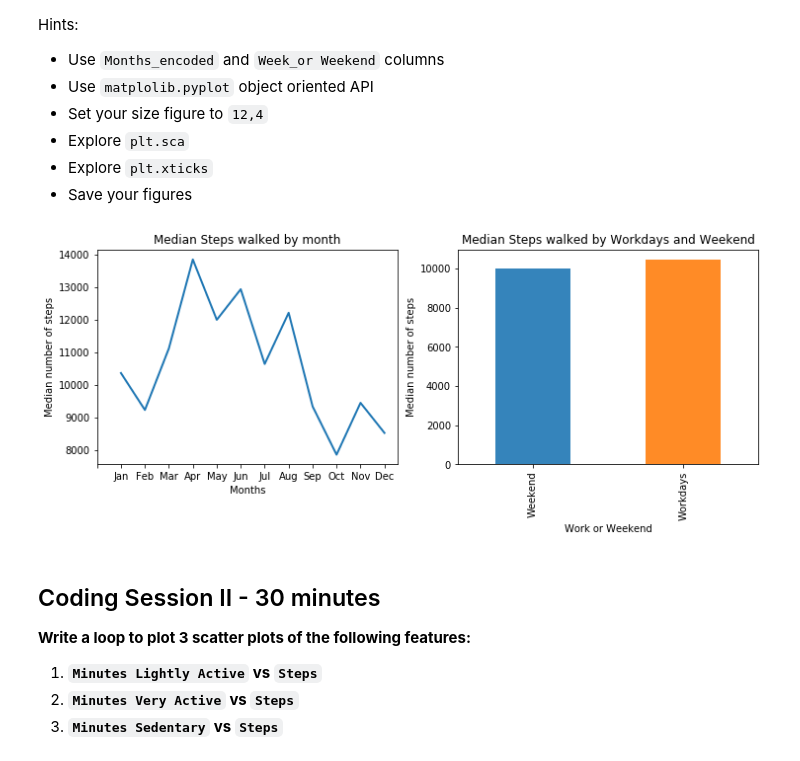
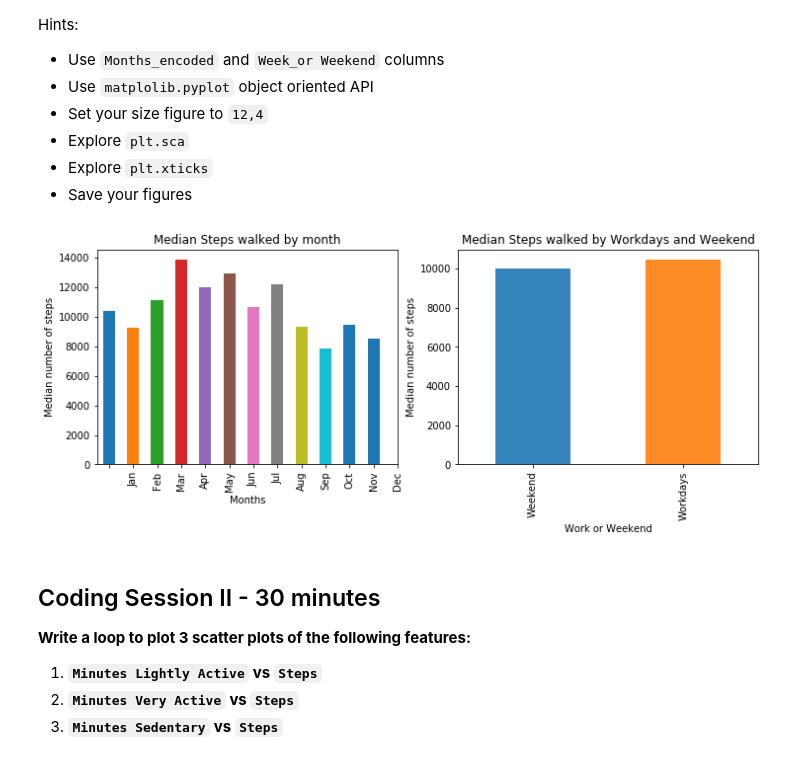
Before and after one commit to LiviaCanet/datamad0119, a Jupyter notebook: module-2/lab-matplotlib-seaborn/your-code/challenge-2.ipynb, the cells around one changed output. Saved outputs shown, nothing was run; the diff lists cells and outputs as text; code cells hidden in the pictures.

```diff
--- a/module-2/lab-matplotlib-seaborn/your-code/challenge-2.ipynb
+++ b/module-2/lab-matplotlib-seaborn/your-code/challenge-2.ipynb
@@ -48,35 +48,35 @@ Hints:
 # %%
 # Driver 1 enter codes here
 
 # Pregunta 1-. How the average number of steps change by month. Use the appropriate visualization to show the median steps by month
 # Median Steps by Month_encoded
 median_steps_month = fitbit['Steps'].groupby(fitbit['Months_encoded']).median()
 
 fig,axes = plt.subplots(figsize = (12,4), nrows = 1, ncols = 2)
 
 plt.sca(axes[0])
-median_steps_month.plot(kind = 'line', linewidth=2)
+median_steps_month.plot(kind = 'bar')
 plt.ylabel('Median number of steps')
 plt.xlabel('Months')
 plt.title('Median Steps walked by month')
 plt.xticks(list(range(13)),['','Jan','Feb','Mar','Apr','May','Jun','Jul','Aug','Sep','Oct','Nov','Dec'])
 
 plt.savefig('median_steps_month.png',bbox_inches='tight')
 
 
 # Pregunta 2-. Is Fitbitter more active on weekend or workdays?
 # Median Steps by Work_or_Weekend
 plt.sca(axes[1])
 work_week_steps = fitbit['Steps'].groupby(fitbit['Work_or_Weekend']).median().sort_values()
 work_week_steps.plot(kind = 'bar', alpha = 0.9)
 plt.ylabel('Median number of steps')
 plt.xlabel('Work or Weekend')
 plt.title('Median Steps walked by Workdays and Weekend')
 plt.xticks(list(range(2)),['Weekend','Workdays'])
 
 plt.savefig('work_week_steps.png',bbox_inches='tight')
 # %% [output]
-[figure, old version]
+[figure, new version]
 # %% [markdown]
 ## Coding Session II - 30 minutes
 
```
Also changed, not shown: 2 other files.
